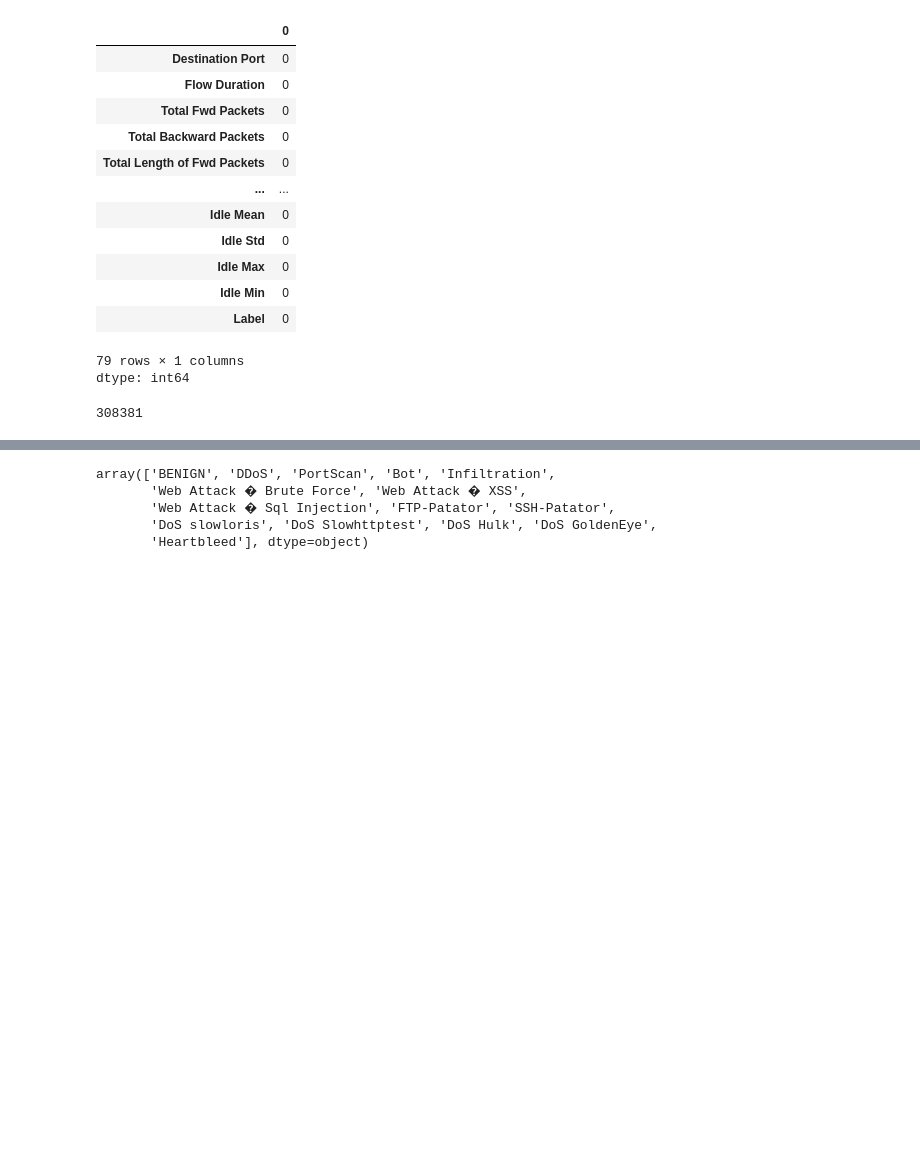
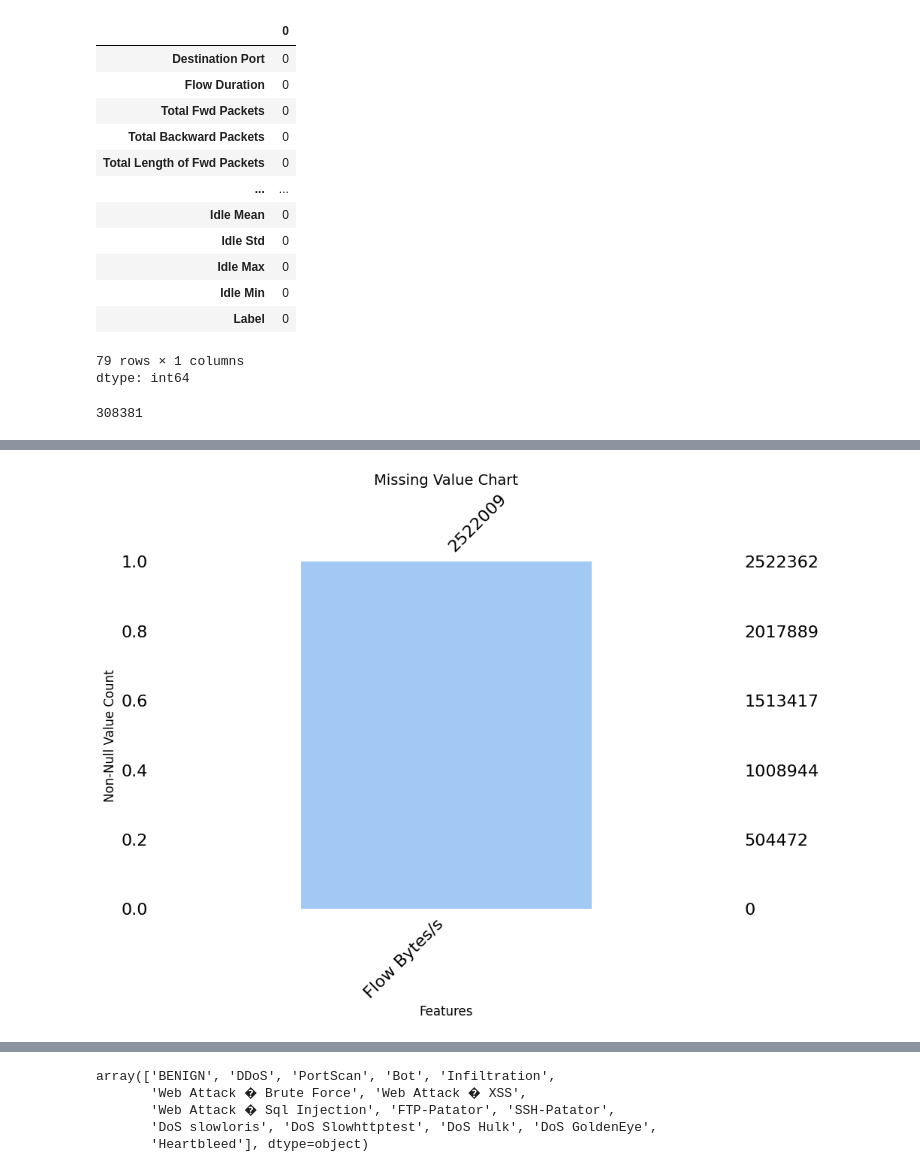
Before and after one commit to Shamiul-693/Intrusion-Detection-System-Using-Machine-Learning-CIC-IDS--2017-dataset-, a Jupyter notebook: Intrusion_Detection_System_Using_Machine_Learning_(CIC_IDS_2017).ipynb, the cells around one changed output, grey strips where cells are left out. Saved outputs shown, nothing was run; the diff lists cells and outputs as text; code cells hidden in the pictures; blank space fills up the shorter version.

```diff
--- a/Intrusion_Detection_System_Using_Machine_Learning_(CIC_IDS_2017).ipynb
+++ b/Intrusion_Detection_System_Using_Machine_Learning_(CIC_IDS_2017).ipynb
@@ -184,3 +173,23 @@ pd.DataFrame({
 | 77 | Fwd IAT Max | 0 | 0.000000 |
 | 78 | Label | 0 | 0.000000 |
 79 rows × 3 columns
+# %%
+import missingno as msno
+import seaborn as sns
+import matplotlib.pyplot as plt
+
+sns.set_palette('pastel')
+colors = sns.color_palette()[0]  # Choose the first color from the pastel palette
+
+# Identify columns with missing values
+missing_vals = [col for col in df.columns if df[col].isna().any()]
+
+# Plot missing value chart
+fig, ax = plt.subplots(figsize=(10, 6))  # Wider figure for better readability
+msno.bar(df[missing_vals], ax=ax, color=colors)
+ax.set_xlabel('Features', fontsize=12)
+ax.set_ylabel('Non-Null Value Count', fontsize=12)
+ax.set_title('Missing Value Chart', fontsize=14)
+plt.show()
+# %% [output]
+[figure, added]
```
Also changed, not shown: parts of 7 cells of this notebook.
